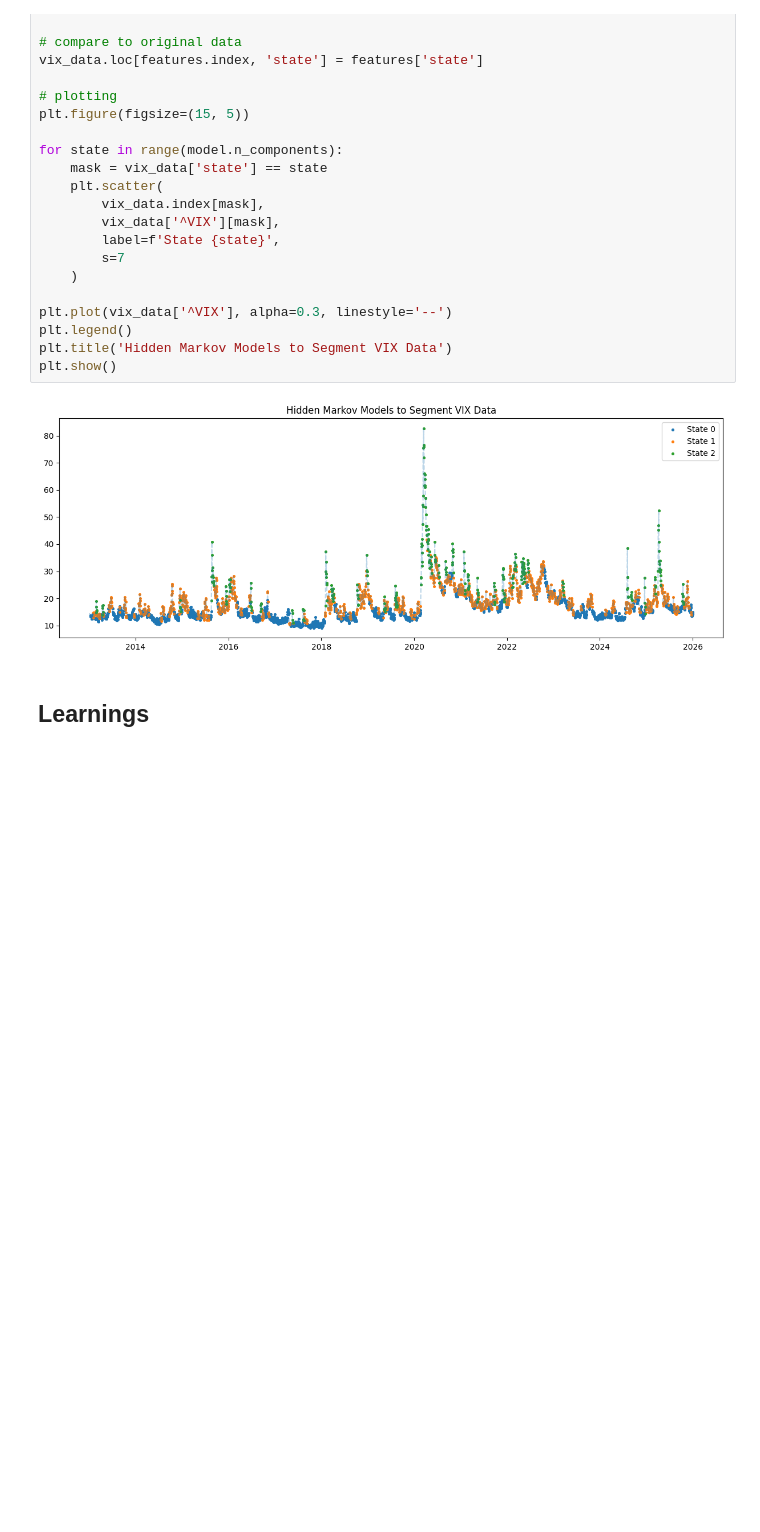
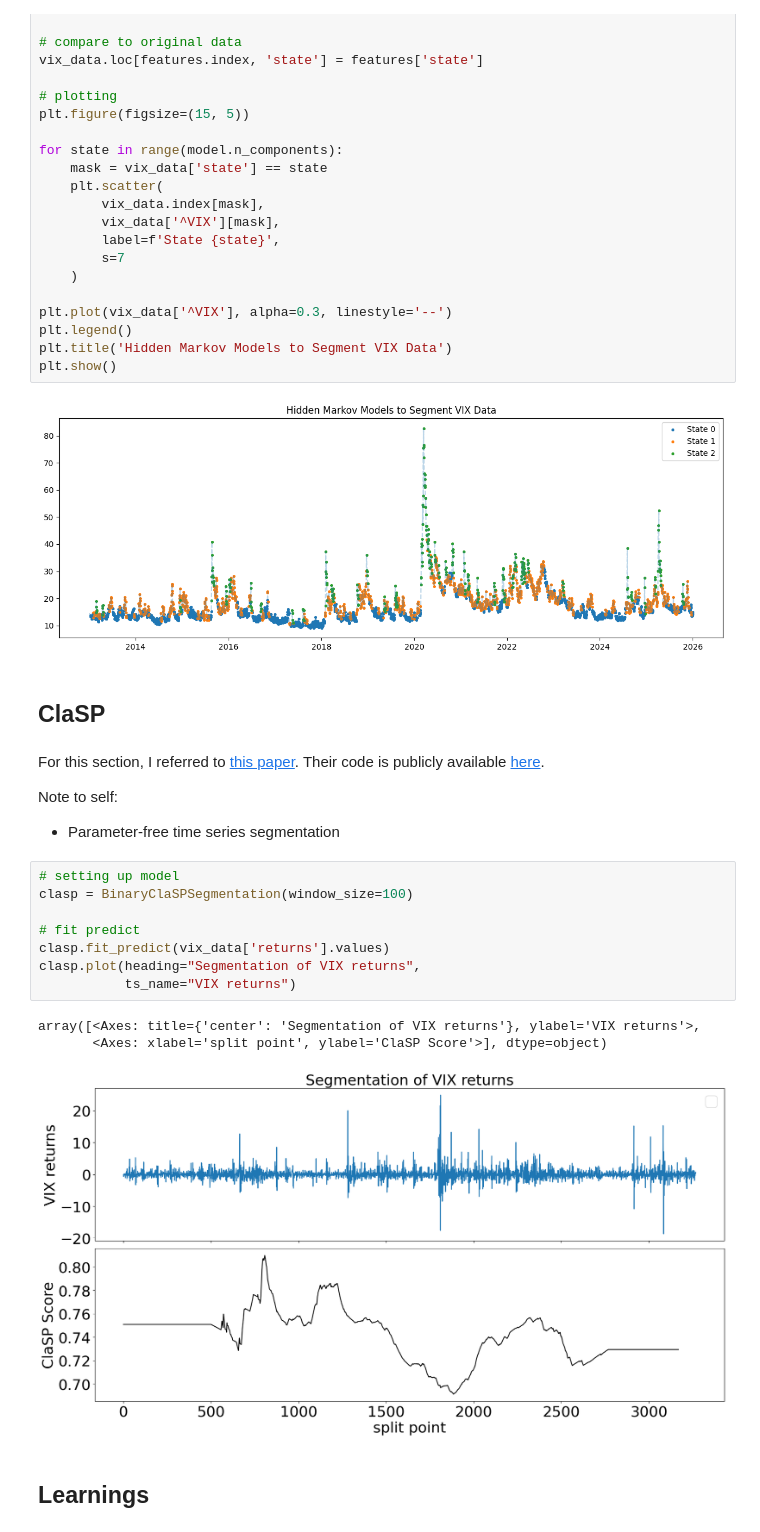
Before and after one commit to donnafaithhh/LP-Norms-and-Volatility, a Jupyter notebook: miscellaneous/time series segmentation.ipynb, the cells around one changed output. Cells and saved outputs as stored; diff of their text form; blank space fills up the shorter version.

```diff
--- a/miscellaneous/time series segmentation.ipynb
+++ b/miscellaneous/time series segmentation.ipynb
@@ -128,6 +118,26 @@ plt.title('Hidden Markov Models to Segment VIX Data')
 plt.show()
 # %% [output]
 [figure]
+# %% [markdown]
+## ClaSP
+# %% [markdown]
+For this section, I referred to [this paper](https://uh.primo.exlibrisgroup.com/permalink/01UHO_INST/1j911kt/cdi_proquest_journals_3248896917).
+Their code is publicly available [here](https://github.com/ermshaua/time-series-segmentation-benchmark/tree/main).
+
+Note to self:
+- Parameter-free time series segmentation
+# %%
+# setting up model
+clasp = BinaryClaSPSegmentation(window_size=100)
+
+# fit predict
+clasp.fit_predict(vix_data['returns'].values)
+clasp.plot(heading="Segmentation of VIX returns",
+           ts_name="VIX returns")
+# %% [output]
+array([<Axes: title={'center': 'Segmentation of VIX returns'}, ylabel='VIX returns'>,
+       <Axes: xlabel='split point', ylabel='ClaSP Score'>], dtype=object)
+[figure, added]
 # %% [markdown]
 ## Learnings
 # %% [markdown]
```
Also changed, not shown: parts of 11 cells of this notebook, 4 other files.
